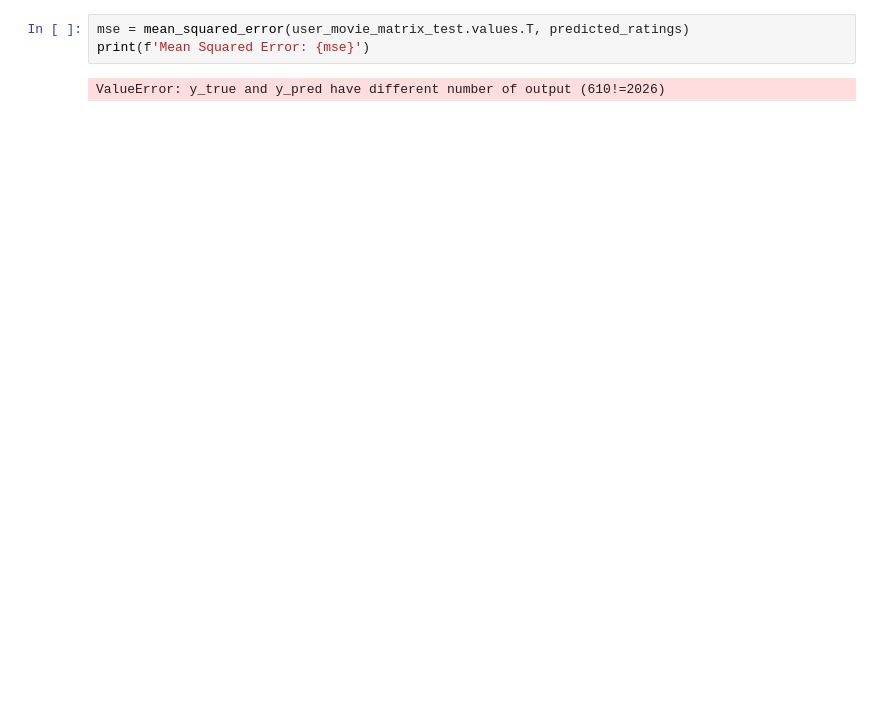
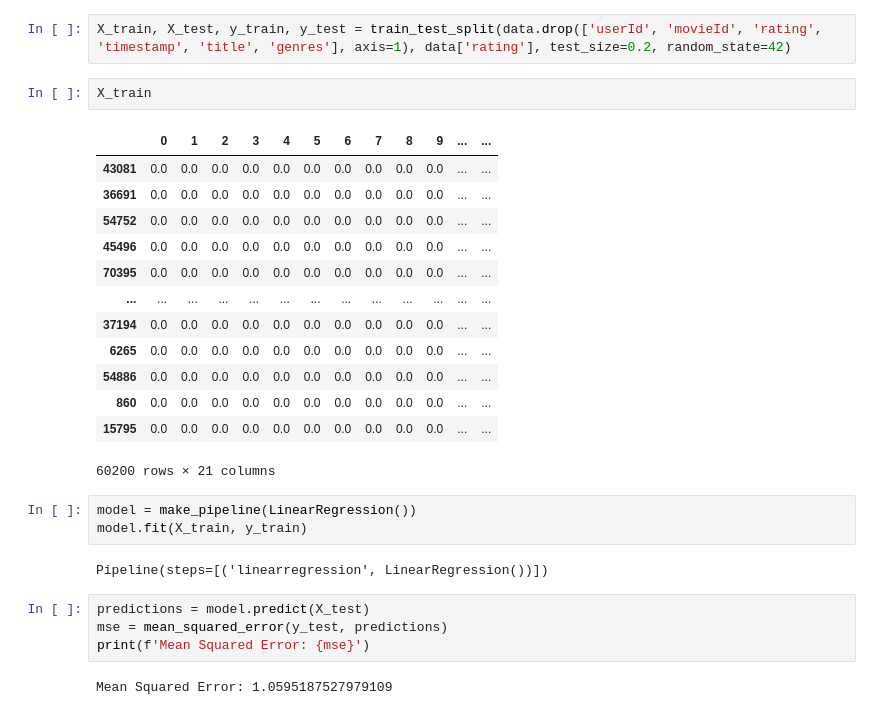
Before and after one commit to felmateos/movie-recommender-system, a Jupyter notebook: content-based-models/content_rating _pred.ipynb, the cells around one changed output. Cells and saved outputs as stored; diff of their text form; blank space fills up the shorter version.

```diff
--- a/content-based-models/content_rating _pred.ipynb
+++ b/content-based-models/content_rating _pred.ipynb
@@ -55,5 +84,29 @@ print(len(user_movie_matrix_test.values), 'x', len(user_movie_matrix_test.values
+# %%
+X_train, X_test, y_train, y_test = train_test_split(data.drop(['userId', 'movieId', 'rating', 'timestamp', 'title', 'genres'], axis=1), data['rating'], test_size=0.2, random_state=42)
+# %%
+X_train
+# %% [output]
+|  | 0 | 1 | 2 | 3 | 4 | 5 | 6 | 7 | 8 | 9 | ... | ... |
+| 43081 | 0.0 | 0.0 | 0.0 | 0.0 | 0.0 | 0.0 | 0.0 | 0.0 | 0.0 | 0.0 | ... | ... |
+| 36691 | 0.0 | 0.0 | 0.0 | 0.0 | 0.0 | 0.0 | 0.0 | 0.0 | 0.0 | 0.0 | ... | ... |
+| 54752 | 0.0 | 0.0 | 0.0 | 0.0 | 0.0 | 0.0 | 0.0 | 0.0 | 0.0 | 0.0 | ... | ... |
+| 45496 | 0.0 | 0.0 | 0.0 | 0.0 | 0.0 | 0.0 | 0.0 | 0.0 | 0.0 | 0.0 | ... | ... |
+| 70395 | 0.0 | 0.0 | 0.0 | 0.0 | 0.0 | 0.0 | 0.0 | 0.0 | 0.0 | 0.0 | ... | ... |
+| ... | ... | ... | ... | ... | ... | ... | ... | ... | ... | ... | ... | ... |
+| 37194 | 0.0 | 0.0 | 0.0 | 0.0 | 0.0 | 0.0 | 0.0 | 0.0 | 0.0 | 0.0 | ... | ... |
+| 6265 | 0.0 | 0.0 | 0.0 | 0.0 | 0.0 | 0.0 | 0.0 | 0.0 | 0.0 | 0.0 | ... | ... |
+| 54886 | 0.0 | 0.0 | 0.0 | 0.0 | 0.0 | 0.0 | 0.0 | 0.0 | 0.0 | 0.0 | ... | ... |
+| 860 | 0.0 | 0.0 | 0.0 | 0.0 | 0.0 | 0.0 | 0.0 | 0.0 | 0.0 | 0.0 | ... | ... |
+| 15795 | 0.0 | 0.0 | 0.0 | 0.0 | 0.0 | 0.0 | 0.0 | 0.0 | 0.0 | 0.0 | ... | ... |
+60200 rows × 21 columns
+# %%
+model = make_pipeline(LinearRegression())
+model.fit(X_train, y_train)
+# %% [output]
+Pipeline(steps=[('linearregression', LinearRegression())])
 # %%
-mse = mean_squared_error(user_movie_matrix_test.values.T, predicted_ratings)
+predictions = model.predict(X_test)
+mse = mean_squared_error(y_test, predictions)
 print(f'Mean Squared Error: {mse}')
 # %% [output]
-ValueError: y_true and y_pred have different number of output (610!=2026)
+Mean Squared Error: 1.0595187527979109
```
Also changed, not shown: parts of 20 cells of this notebook.
